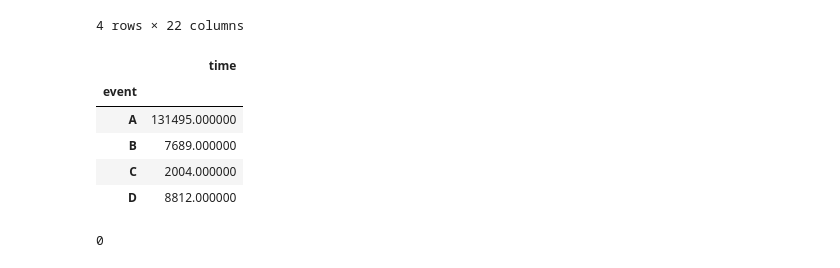
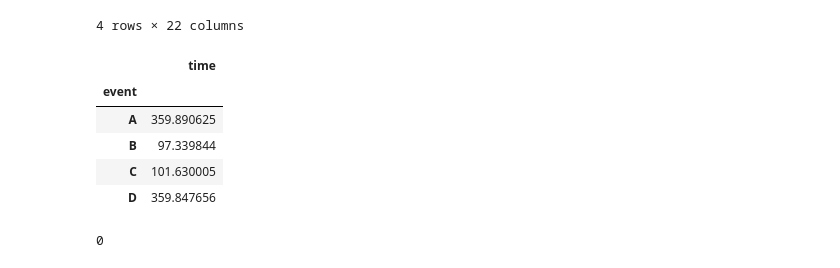
Before and after one commit to Saranyanv/test, a Jupyter notebook: Reducing Commercial Aviation Fatalities.ipynb, the cells around one changed output. Saved outputs shown, nothing was run; the diff lists cells and outputs as text; code cells hidden in the pictures.

```diff
--- a/Reducing Commercial Aviation Fatalities.ipynb
+++ b/Reducing Commercial Aviation Fatalities.ipynb
@@ -99,14 +99,14 @@ class_variance
 | D | 1431.137580 | 659.158884 | 977.814432 | 395.949915 | 252.151568 | 279.324399 | 351.768637 | 1742.181717 | 269.083880 | 292.251709 | ... | ... |
 4 rows × 22 columns
 # %%
-train_df[300000:450000].groupby('event').agg({'time': np.size})
+train_df[300000:450000].groupby('event').agg({'time': np.max})
 # %% [output]
 |  | time |
 | event |  |
-| A | 131495.000000 |
-| B | 7689.000000 |
-| C | 2004.000000 |
-| D | 8812.000000 |
+| A | 359.890625 |
+| B | 97.339844 |
+| C | 101.630005 |
+| D | 359.847656 |
 # %%
 #fig, ax = plt.subplots(figsize=(14, 8))
 #sns.countplot(x='event', data=train_df, palette='hls')
```
